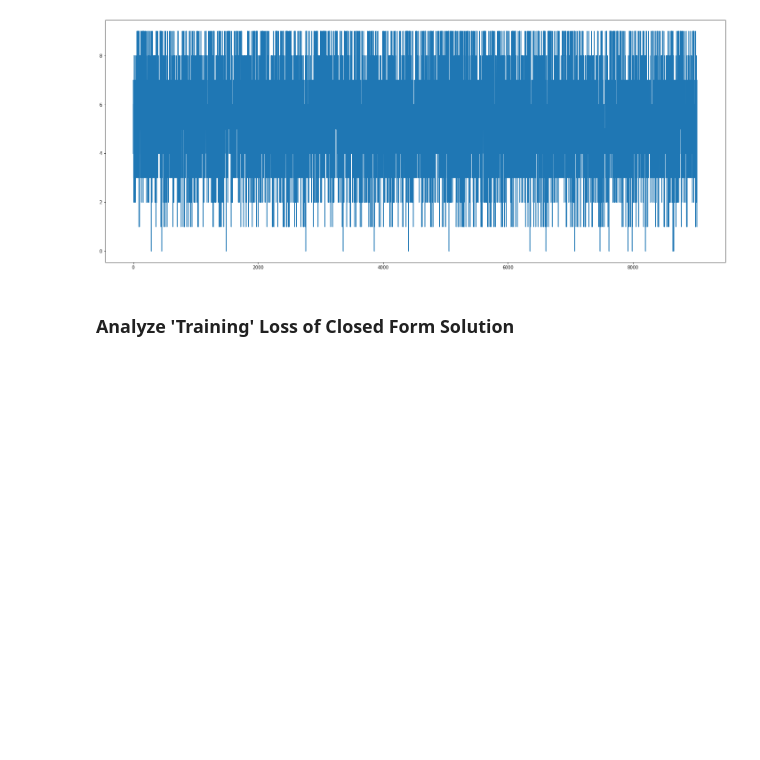
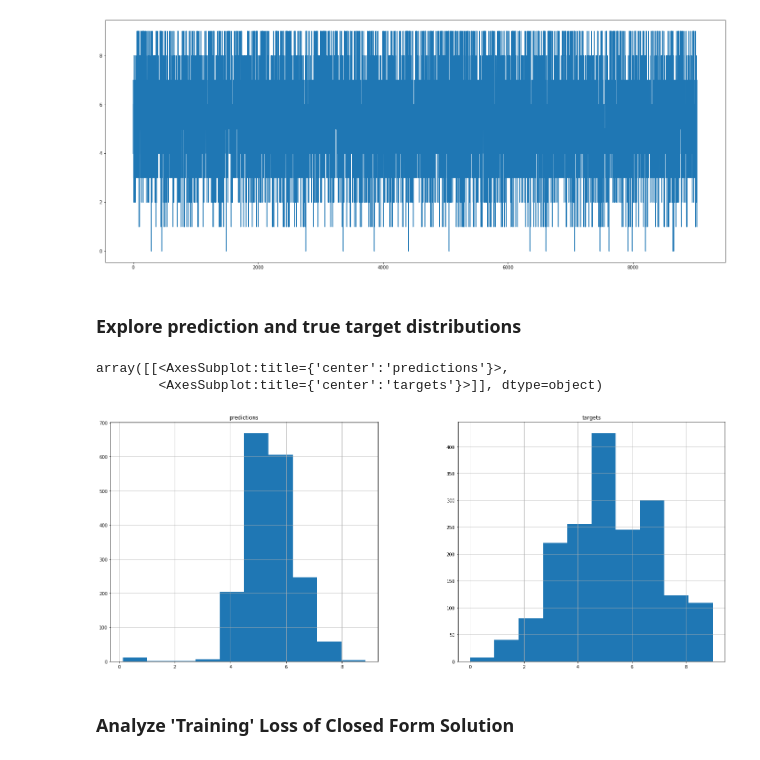
Before and after one commit to oscj/nhl-fts-prediction, a Jupyter notebook: expl/closed_form_lr.ipynb, the cells around one changed output. Drawn from its saved outputs; the diff is of its cells as text; code cells hidden in the pictures; blank space fills up the shorter version.

Commit message:
not plowwintg prediction and true target distributions for cf_lr

```diff
--- a/expl/closed_form_lr.ipynb
+++ b/expl/closed_form_lr.ipynb
@@ -95,6 +95,15 @@ plt.plot(targets)
 # %% [output]
 [<matplotlib.lines.Line2D at 0x...>]
 [figure]
+# %% [markdown]
+### Explore prediction and true target distributions
+# %%
+pred_and_targets_df = pd.DataFrame({'predictions': t_hat, 'targets': t_test})
+pred_and_targets_df.hist()
+# %% [output]
+array([[<AxesSubplot:title={'center':'predictions'}>,
+        <AxesSubplot:title={'center':'targets'}>]], dtype=object)
+[figure, added]
 # %% [markdown]
 ### Analyze 'Training' Loss of Closed Form Solution
 # %%
```
